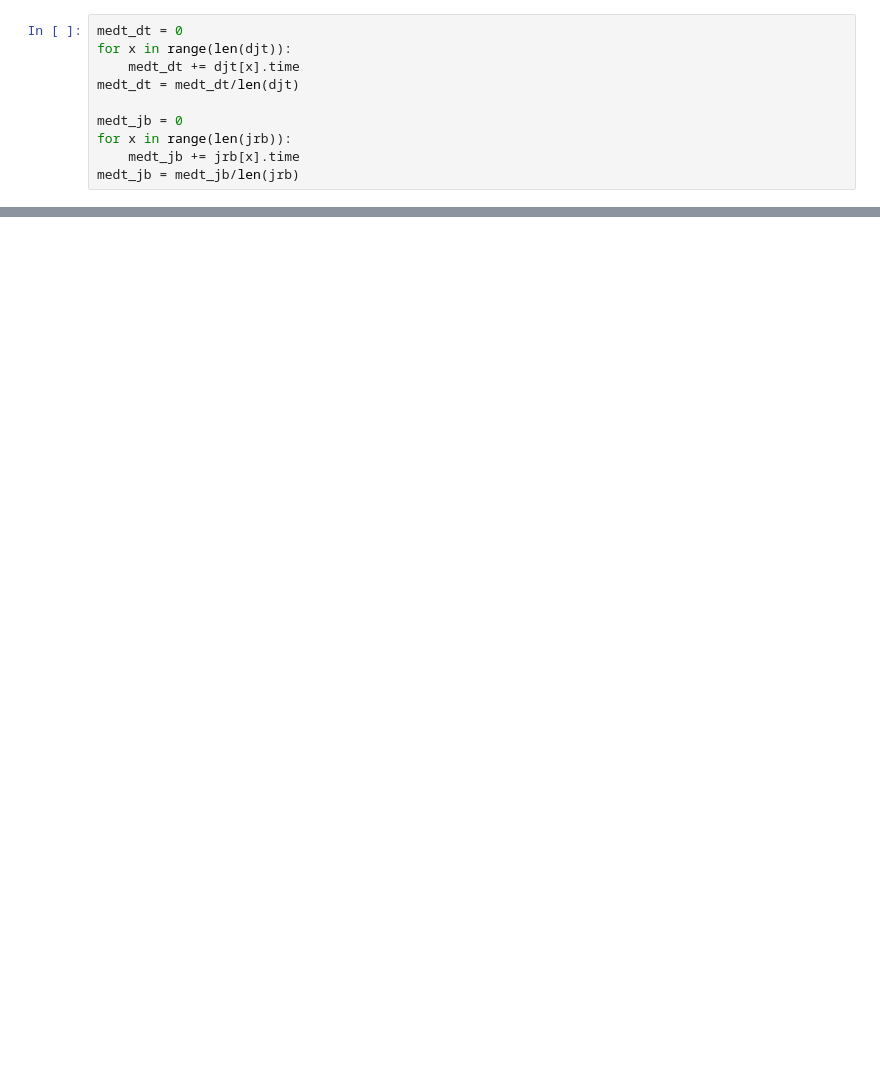
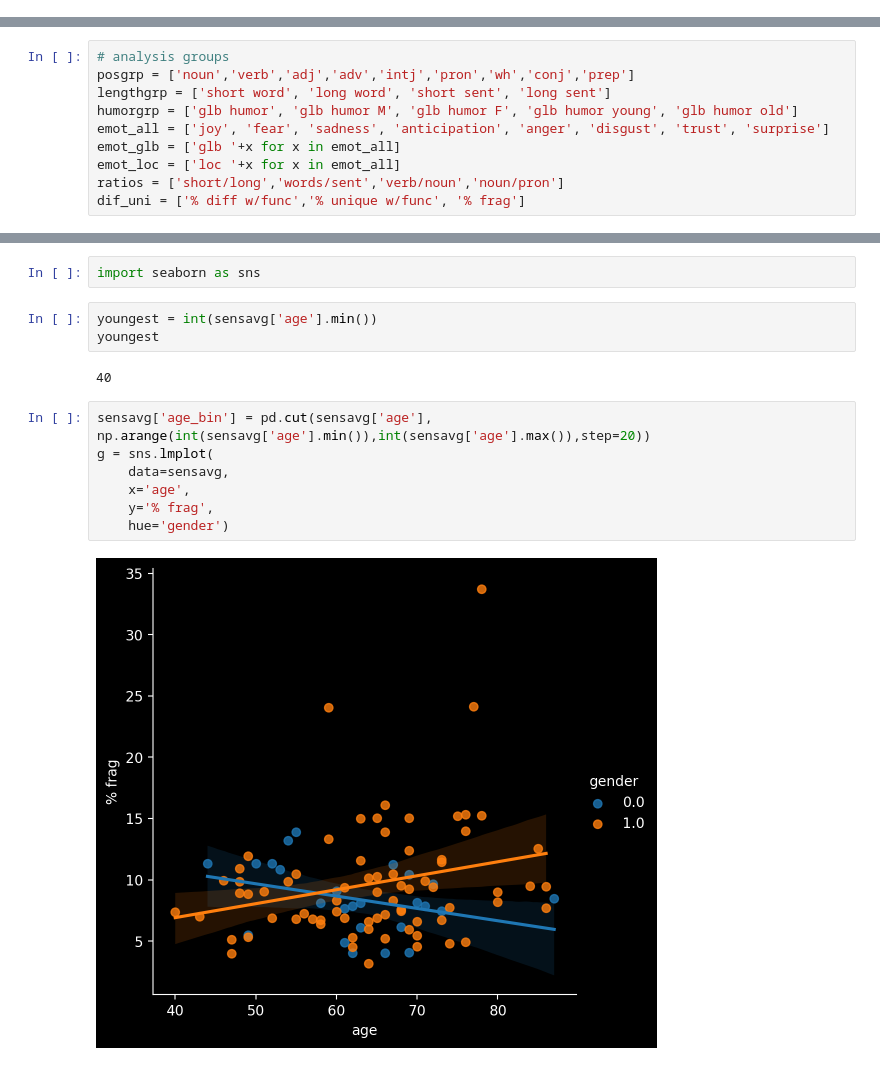
Before and after one commit to ancepsinfans/speeches, a Jupyter notebook: Analysis.ipynb, the cells around one changed output, grey strips where cells are left out. Drawn from its saved outputs; the diff is of its cells as text; blank space fills up the shorter version.

Commit message:
cleaned and packaged data

```diff
--- a/Analysis.ipynb
+++ b/Analysis.ipynb
@@ -320,10 +424,0 @@ plt.bar(np.arange(len(djt)), [djt[x].time for x in range(len(djt))])
-# %%
-medt_dt = 0
-for x in range(len(djt)):
-    medt_dt += djt[x].time
-medt_dt = medt_dt/len(djt)
-
-medt_jb = 0
-for x in range(len(jrb)):
-    medt_jb += jrb[x].time
-medt_jb = medt_jb/len(jrb)
@@ -411,0 +425,10 @@ ModuleNotFoundError: No module named 'scraper'
+# %%
+# analysis groups
+posgrp = ['noun','verb','adj','adv','intj','pron','wh','conj','prep']
+lengthgrp = ['short word', 'long word', 'short sent', 'long sent']
+humorgrp = ['glb humor', 'glb humor M', 'glb humor F', 'glb humor young', 'glb humor old']
+emot_all = ['joy', 'fear', 'sadness', 'anticipation', 'anger', 'disgust', 'trust', 'surprise']
+emot_glb = ['glb '+x for x in emot_all]
+emot_loc = ['loc '+x for x in emot_all]
+ratios = ['short/long','words/sent','verb/noun','noun/pron']
+dif_uni = ['% diff w/func','% unique w/func', '% frag']
@@ -411,0 +497,16 @@ ModuleNotFoundError: No module named 'scraper'
+# %%
+import seaborn as sns
+# %%
+youngest = int(sensavg['age'].min())
+youngest
+# %% [output]
+40
+# %%
+sensavg['age_bin'] = pd.cut(sensavg['age'], np.arange(int(sensavg['age'].min()),int(sensavg['age'].max()),step=20))
+g = sns.lmplot(
+    data=sensavg,
+    x='age',
+    y='% frag',
+    hue='gender')
+# %% [output]
+[figure, added]
```
Also changed, not shown: parts of 23 cells of this notebook, 3 other files.
